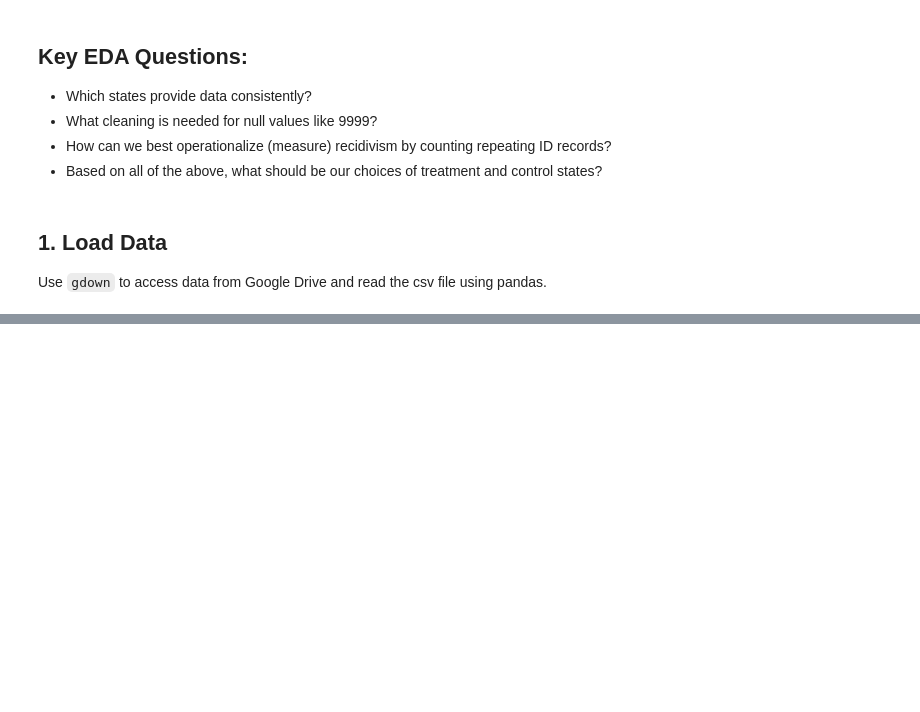
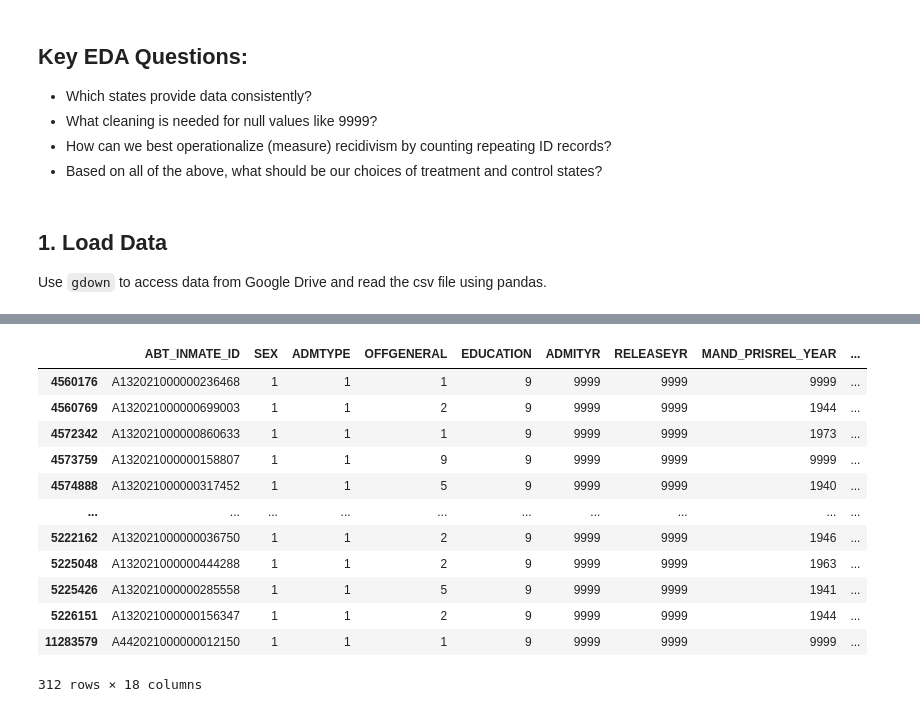
Before and after one commit to TeaTafaj/Recidivism-Education, a Jupyter notebook: eda.ipynb, the cells around one changed output, grey strips where cells are left out. Drawn from its saved outputs; the diff is of its cells as text; code cells hidden in the pictures; blank space fills up the shorter version.

```diff
--- a/eda.ipynb
+++ b/eda.ipynb
@@ -33,0 +134,17 @@ To: /Users/ananyajogalekar/Library/CloudStorage/GoogleDrive-ananyajogalekar5@gma
+# %%
+# of these, around half don't have release year either
+df[(df["ADMITYR"] == 9999) & (df["RELEASEYR"] == 9999)]  # .count()
+# %% [output]
+|  | ABT_INMATE_ID | SEX | ADMTYPE | OFFGENERAL | EDUCATION | ADMITYR | RELEASEYR | MAND_PRISREL_YEAR | ... |
+| 4560176 | A132021000000236468 | 1 | 1 | 1 | 9 | 9999 | 9999 | 9999 | ... |
+| 4560769 | A132021000000699003 | 1 | 1 | 2 | 9 | 9999 | 9999 | 1944 | ... |
+| 4572342 | A132021000000860633 | 1 | 1 | 1 | 9 | 9999 | 9999 | 1973 | ... |
+| 4573759 | A132021000000158807 | 1 | 1 | 9 | 9 | 9999 | 9999 | 9999 | ... |
+| 4574888 | A132021000000317452 | 1 | 1 | 5 | 9 | 9999 | 9999 | 1940 | ... |
+| ... | ... | ... | ... | ... | ... | ... | ... | ... | ... |
+| 5222162 | A132021000000036750 | 1 | 1 | 2 | 9 | 9999 | 9999 | 1946 | ... |
+| 5225048 | A132021000000444288 | 1 | 1 | 2 | 9 | 9999 | 9999 | 1963 | ... |
+| 5225426 | A132021000000285558 | 1 | 1 | 5 | 9 | 9999 | 9999 | 1941 | ... |
+| 5226151 | A132021000000156347 | 1 | 1 | 2 | 9 | 9999 | 9999 | 1944 | ... |
+| 11283579 | A442021000000012150 | 1 | 1 | 1 | 9 | 9999 | 9999 | 9999 | ... |
+312 rows × 18 columns
```
Also changed, not shown: parts of 12 cells of this notebook.
